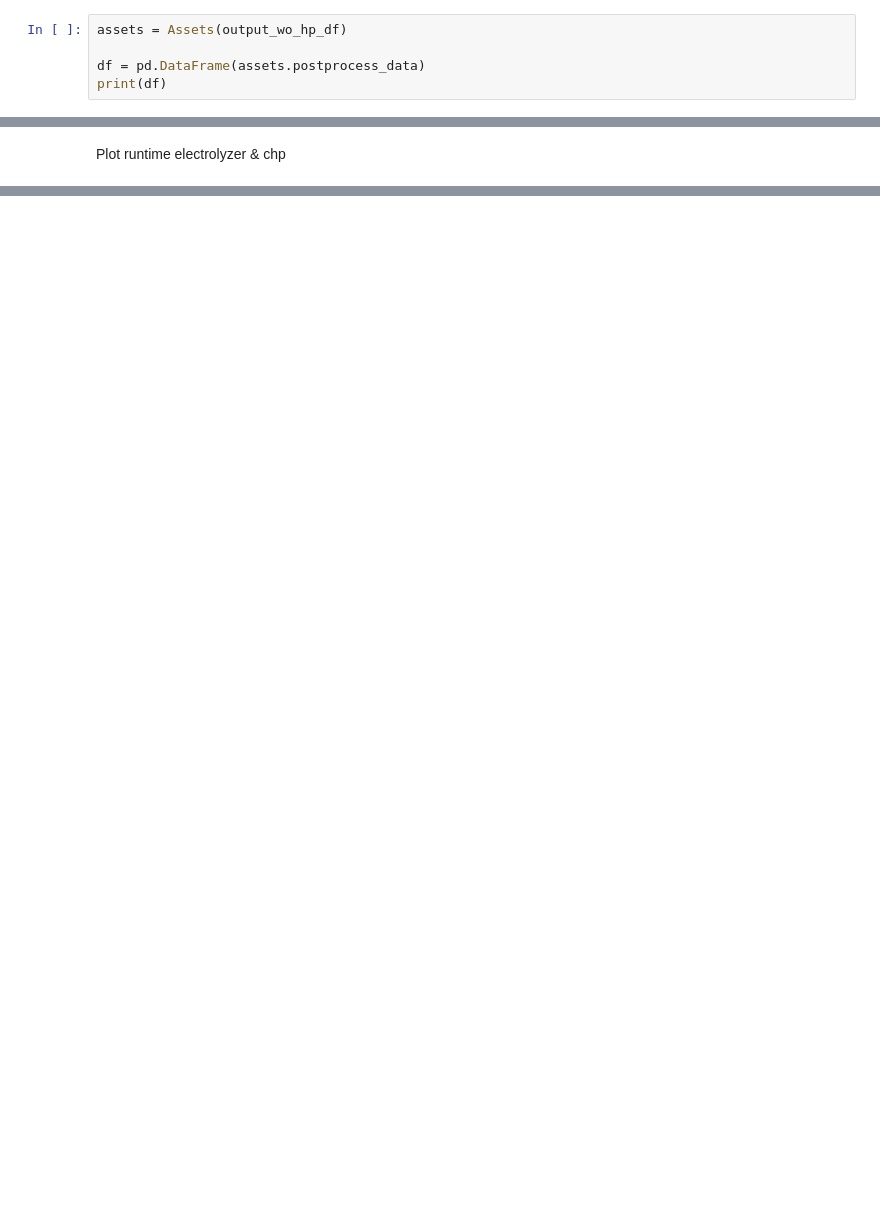
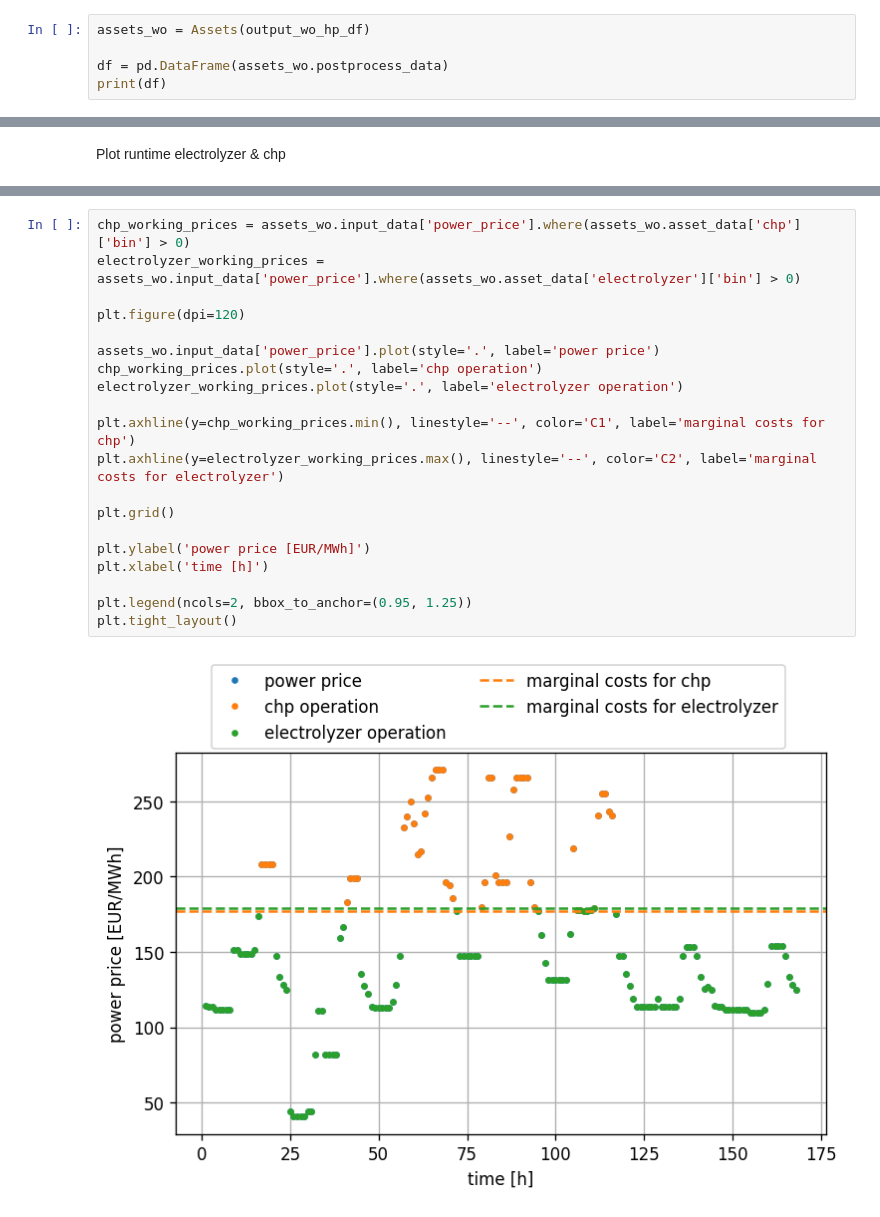
Before and after one commit to HTWK-Interconnected-Energy-Systems/BURN4H2, a Jupyter notebook: postprocessing/240123_compare_hp_operation.ipynb, the cells around one changed output, grey strips where cells are left out. Cells and saved outputs as stored; diff of their text form; blank space fills up the shorter version.

```diff
--- a/postprocessing/240123_compare_hp_operation.ipynb
+++ b/postprocessing/240123_compare_hp_operation.ipynb
@@ -111,9 +111,9 @@ class Assets:
 # %% [markdown]
 Calculate overview data for assets
 # %%
-assets = Assets(output_wo_hp_df)
+assets_wo = Assets(output_wo_hp_df)
 
-df = pd.DataFrame(assets.postprocess_data)
+df = pd.DataFrame(assets_wo.postprocess_data)
 print(df)
 # %% [output]
                         arc1     arc2    arc3    arc4     arc5  battery_storage          chp  electrical_grid  electrolyzer     heatgrid  hydrogen_grid    ngas_grid       pv
@@ -174,0 +196,22 @@ plt.tight_layout()
+# %%
+chp_working_prices = assets_wo.input_data['power_price'].where(assets_wo.asset_data['chp']['bin'] > 0)
+electrolyzer_working_prices = assets_wo.input_data['power_price'].where(assets_wo.asset_data['electrolyzer']['bin'] > 0)
+
+plt.figure(dpi=120)
+
+assets_wo.input_data['power_price'].plot(style='.', label='power price')
+chp_working_prices.plot(style='.', label='chp operation')
+electrolyzer_working_prices.plot(style='.', label='electrolyzer operation')
+
+plt.axhline(y=chp_working_prices.min(), linestyle='--', color='C1', label='marginal costs for chp')
+plt.axhline(y=electrolyzer_working_prices.max(), linestyle='--', color='C2', label='marginal costs for electrolyzer')
+
+plt.grid()
+
+plt.ylabel('power price [EUR/MWh]')
+plt.xlabel('time [h]')
+
+plt.legend(ncols=2, bbox_to_anchor=(0.95, 1.25))
+plt.tight_layout()
+# %% [output]
+[figure, added]
```
Also changed, not shown: parts of 4 cells of this notebook, 6 other files.
